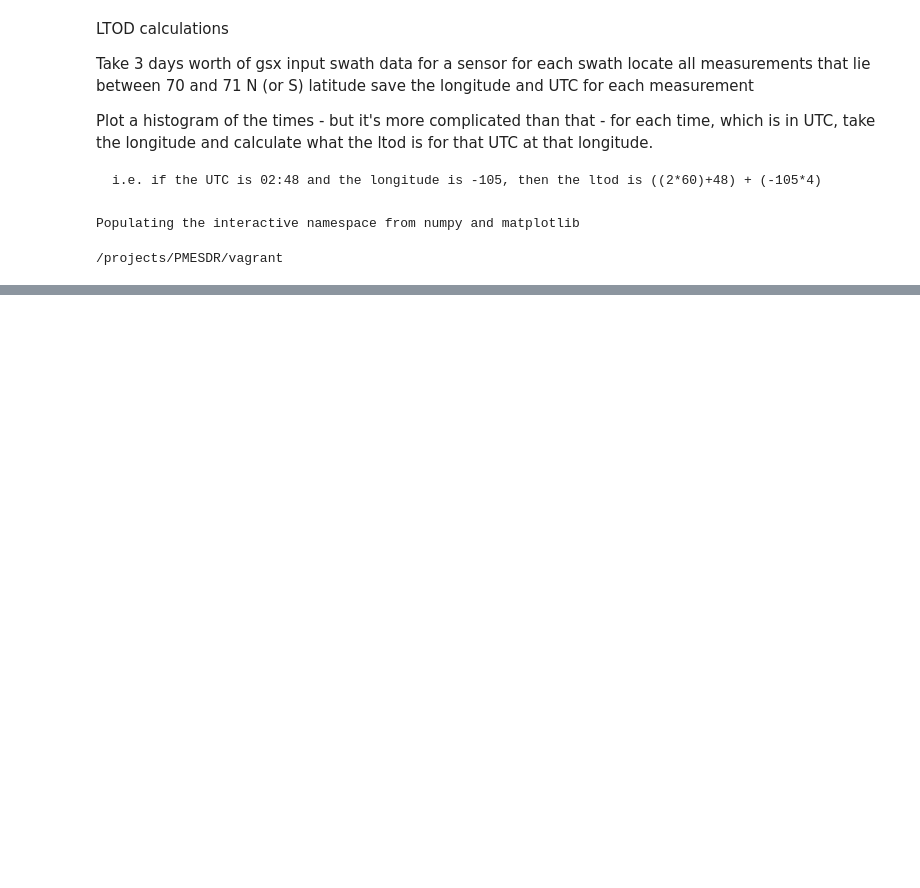
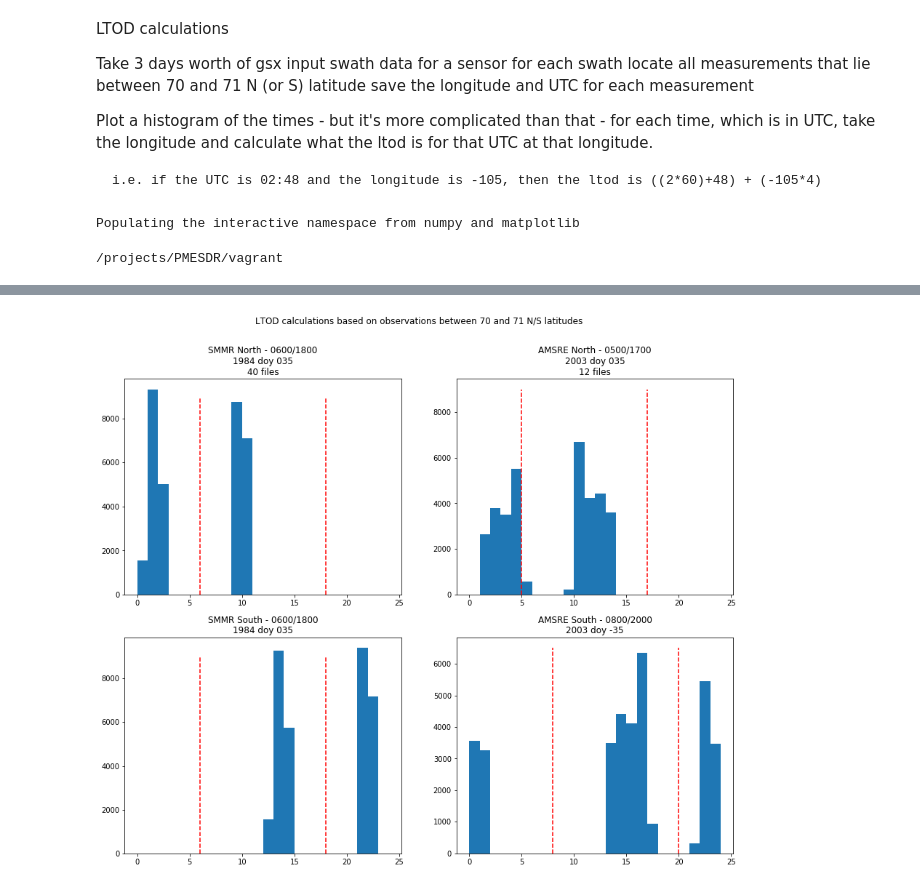
Before and after one commit to nsidc/pmesdr, a Jupyter notebook: ipython_notebooks/LTOD calculations.ipynb, the cells around one changed output, grey strips where cells are left out. Saved outputs shown, nothing was run; the diff lists cells and outputs as text; code cells hidden in the pictures; blank space fills up the shorter version.

```diff
--- a/ipython_notebooks/LTOD calculations.ipynb
+++ b/ipython_notebooks/LTOD calculations.ipynb
@@ -519,0 +242,27 @@ print(d)
+# %%
+fig = plt.figure(figsize=(15,12))
+plt.suptitle('LTOD calculations based on observations between 70 and 71 N/S latitudes')
+a = fig.add_subplot(2,2,1)
+plt.hist(ftn_smmr, bins=(np.arange(25)))
+a.set_title('SMMR North - 0600/1800\n1984 doy 035\n40 files')
+plt.plot([6, 6], [0, 9000], color='r', linestyle='--')
+plt.plot([18, 18], [0, 9000], color='r', linestyle='--')
+a = fig.add_subplot(2,2,3)
+plt.hist(fts_smmr, bins=(np.arange(25)))
+a.set_title('SMMR South - 0600/1800\n1984 doy 035')
+plt.plot([6, 6], [0, 9000], color='r', linestyle='--')
+plt.plot([18, 18], [0, 9000], color='r', linestyle='--')
+a = fig.add_subplot(2,2,2)
+plt.hist(ftn_amsre, bins=(np.arange(25)))
+a.set_title('AMSRE North - 0500/1700\n2003 doy 035\n12 files')
+plt.plot([5, 5], [0, 9000], color='r', linestyle='--')
+plt.plot([17, 17], [0, 9000], color='r', linestyle='--')
+a = fig.add_subplot(2,2,4)
+plt.hist(fts_amsre, bins=(np.arange(25)))
+a.set_title('AMSRE South - 0800/2000\n2003 doy -35')
+plt.plot([8, 8], [0, 6500], color='r', linestyle='--')
+plt.plot([20, 20], [0, 6500], color='r', linestyle='--')
+plt.show()
+fig.savefig('/projects/PMESDR/vagrant/mhardman/Fsmmr-amsre.png')
+# %% [output]
+[figure, added]
```
Also changed, not shown: parts of 106 cells of this notebook.
